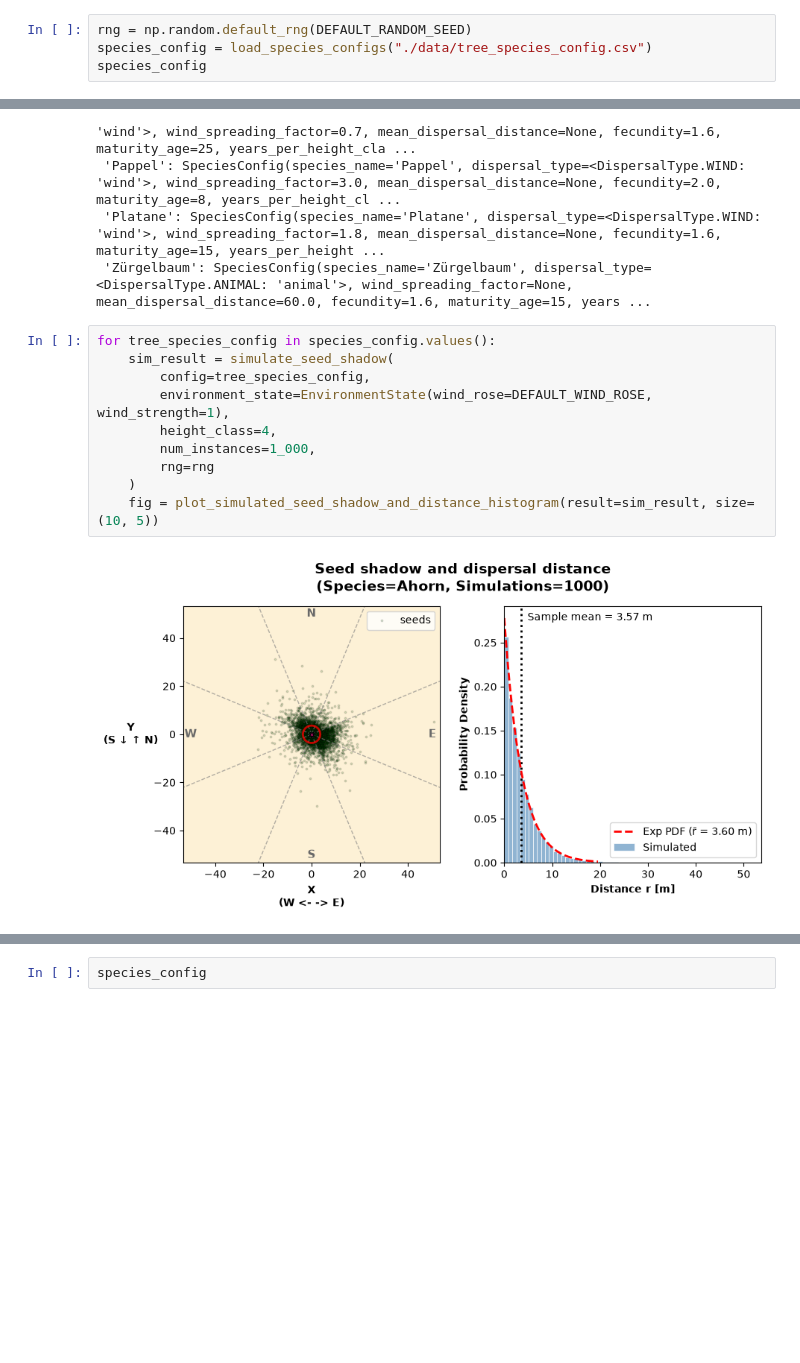
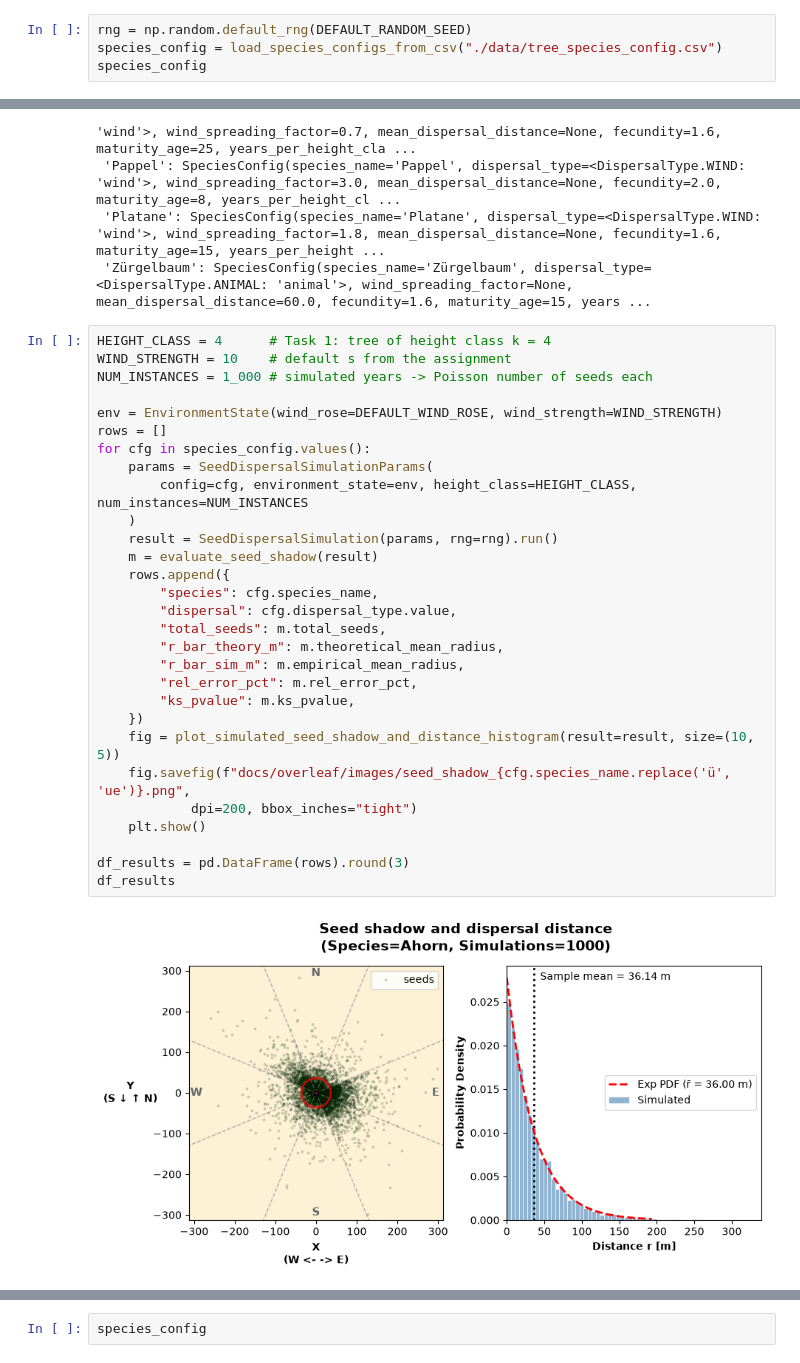
Before and after one commit to mreyespolk/tuw-modsim-w2026-g10, a Jupyter notebook: task1.ipynb, the cells around one changed output, grey strips where cells are left out. Cells and saved outputs as stored; diff of their text form; blank space fills up the shorter version.

Commit message:
task 1: report result section

```diff
--- a/task1.ipynb
+++ b/task1.ipynb
@@ -20,7 +22,7 @@ from tree_propagation.wind_config import DEFAULT_WIND_ROSE
 logging.basicConfig(level=logging.INFO)
 # %%
 rng = np.random.default_rng(DEFAULT_RANDOM_SEED)
-species_config = load_species_configs("./data/tree_species_config.csv")
+species_config = load_species_configs_from_csv("./data/tree_species_config.csv")
 species_config
 # %% [output]
 {'Ahorn': SpeciesConfig(species_name='Ahorn', dispersal_type=<DispersalType.WIND: 'wind'>, wind_spreading_factor=0.9, mean_dispersal_distance=None, fecundity=2.0, maturity_age=20, years_per_height_cla ...
@@ -35,14 +37,33 @@ species_config
  'Platane': SpeciesConfig(species_name='Platane', dispersal_type=<DispersalType.WIND: 'wind'>, wind_spreading_factor=1.8, mean_dispersal_distance=None, fecundity=1.6, maturity_age=15, years_per_height ...
  'Zürgelbaum': SpeciesConfig(species_name='Zürgelbaum', dispersal_type=<DispersalType.ANIMAL: 'animal'>, wind_spreading_factor=None, mean_dispersal_distance=60.0, fecundity=1.6, maturity_age=15, years ...
 # %%
-for tree_species_config in species_config.values():
-    sim_result = simulate_seed_shadow(
-        config=tree_species_config,
-        environment_state=EnvironmentState(wind_rose=DEFAULT_WIND_ROSE, wind_strength=1),
-        height_class=4,
-        num_instances=1_000,
-        rng=rng
+HEIGHT_CLASS = 4      # Task 1: tree of height class k = 4
+WIND_STRENGTH = 10    # default s from the assignment
+NUM_INSTANCES = 1_000 # simulated years -> Poisson number of seeds each
+
+env = EnvironmentState(wind_rose=DEFAULT_WIND_ROSE, wind_strength=WIND_STRENGTH)
+rows = []
+for cfg in species_config.values():
+    params = SeedDispersalSimulationParams(
+        config=cfg, environment_state=env, height_class=HEIGHT_CLASS, num_instances=NUM_INSTANCES
     )
-    fig = plot_simulated_seed_shadow_and_distance_histogram(result=sim_result, size=(10, 5))
+    result = SeedDispersalSimulation(params, rng=rng).run()
+    m = evaluate_seed_shadow(result)
+    rows.append({
+        "species": cfg.species_name,
+        "dispersal": cfg.dispersal_type.value,
+        "total_seeds": m.total_seeds,
+        "r_bar_theory_m": m.theoretical_mean_radius,
+        "r_bar_sim_m": m.empirical_mean_radius,
+        "rel_error_pct": m.rel_error_pct,
+        "ks_pvalue": m.ks_pvalue,
+    })
+    fig = plot_simulated_seed_shadow_and_distance_histogram(result=result, size=(10, 5))
+    fig.savefig(f"docs/overleaf/images/seed_shadow_{cfg.species_name.replace('ü', 'ue')}.png",
+            dpi=200, bbox_inches="tight")
+    plt.show()
+
+df_results = pd.DataFrame(rows).round(3)
+df_results
 # %% [output]
-[figure, old version]
+[figure, new version]
```
Also changed, not shown: parts of 3 cells of this notebook, 12 other files.
